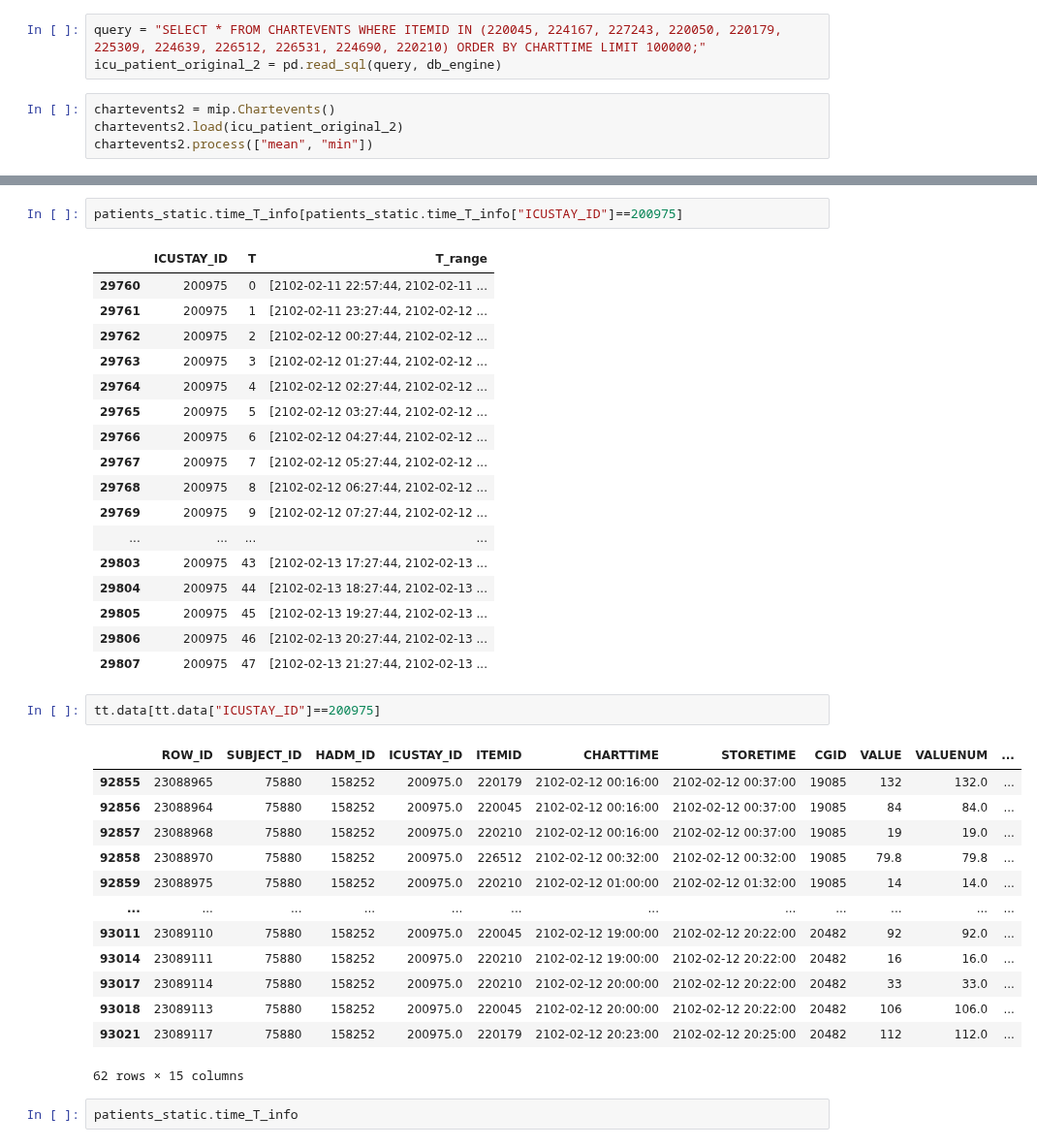
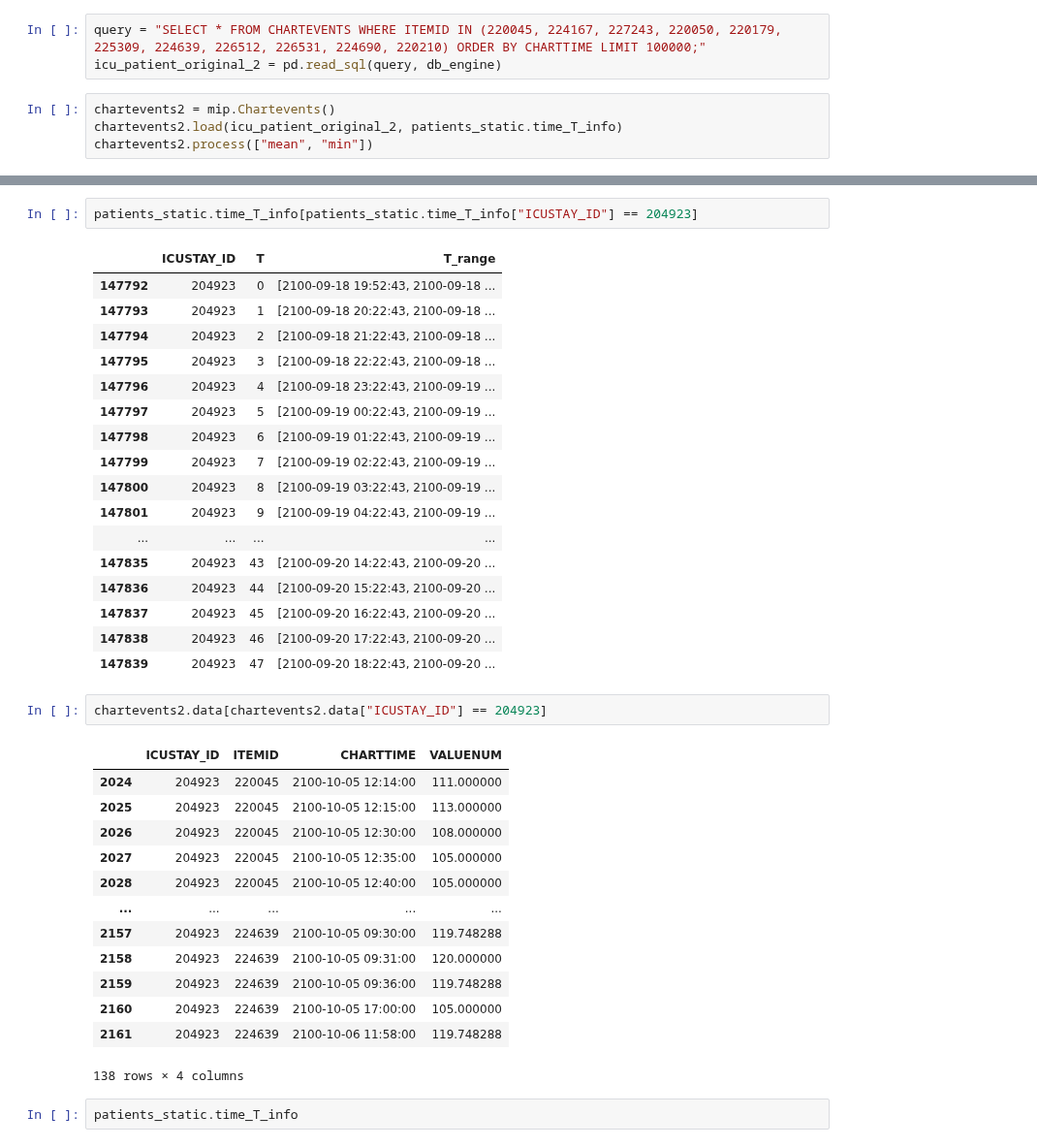
Before and after one commit to Harry-PARK/MIMIC_preprocessing, a Jupyter notebook: test.ipynb, the cells around one changed output, grey strips where cells are left out. Shown at 97% size. Drawn from its saved outputs; the diff is of its cells as text.

Commit message:
chartevents_engineering.py  - process_aggregator()  - _aggregate_hourly():  chartevnets sync with patient ICU_TIME (set ICU_TIME as T=0)  (inspection is required)

```diff
--- a/test.ipynb
+++ b/test.ipynb
@@ -140,7 +140,7 @@ query = "SELECT * FROM CHARTEVENTS WHERE ITEMID IN (220045, 224167, 227243, 2200
 icu_patient_original_2 = pd.read_sql(query, db_engine)
 # %%
 chartevents2 = mip.Chartevents()
-chartevents2.load(icu_patient_original_2)
+chartevents2.load(icu_patient_original_2, patients_static.time_T_info)
 chartevents2.process(["mean", "min"])
 # %% [output]
 Chartevents data updated!
@@ -306,39 +292,39 @@ process_aggregator(tt.data, patients_static.time_T_info, ["mean", "min"])
 # %%
-patients_static.time_T_info[patients_static.time_T_info["ICUSTAY_ID"]==200975]
+patients_static.time_T_info[patients_static.time_T_info["ICUSTAY_ID"] == 204923]
 # %% [output]
 |  | ICUSTAY_ID | T | T_range |
-| 29760 | 200975 | 0 | [2102-02-11 22:57:44, 2102-02-11 ... |
-| 29761 | 200975 | 1 | [2102-02-11 23:27:44, 2102-02-12 ... |
-| 29762 | 200975 | 2 | [2102-02-12 00:27:44, 2102-02-12 ... |
-| 29763 | 200975 | 3 | [2102-02-12 01:27:44, 2102-02-12 ... |
-| 29764 | 200975 | 4 | [2102-02-12 02:27:44, 2102-02-12 ... |
-| 29765 | 200975 | 5 | [2102-02-12 03:27:44, 2102-02-12 ... |
-| 29766 | 200975 | 6 | [2102-02-12 04:27:44, 2102-02-12 ... |
-| 29767 | 200975 | 7 | [2102-02-12 05:27:44, 2102-02-12 ... |
-| 29768 | 200975 | 8 | [2102-02-12 06:27:44, 2102-02-12 ... |
-| 29769 | 200975 | 9 | [2102-02-12 07:27:44, 2102-02-12 ... |
+| 147792 | 204923 | 0 | [2100-09-18 19:52:43, 2100-09-18 ... |
+| 147793 | 204923 | 1 | [2100-09-18 20:22:43, 2100-09-18 ... |
+| 147794 | 204923 | 2 | [2100-09-18 21:22:43, 2100-09-18 ... |
+| 147795 | 204923 | 3 | [2100-09-18 22:22:43, 2100-09-18 ... |
+| 147796 | 204923 | 4 | [2100-09-18 23:22:43, 2100-09-19 ... |
+| 147797 | 204923 | 5 | [2100-09-19 00:22:43, 2100-09-19 ... |
+| 147798 | 204923 | 6 | [2100-09-19 01:22:43, 2100-09-19 ... |
+| 147799 | 204923 | 7 | [2100-09-19 02:22:43, 2100-09-19 ... |
+| 147800 | 204923 | 8 | [2100-09-19 03:22:43, 2100-09-19 ... |
+| 147801 | 204923 | 9 | [2100-09-19 04:22:43, 2100-09-19 ... |
 | ... | ... | ... | ... |
-| 29803 | 200975 | 43 | [2102-02-13 17:27:44, 2102-02-13 ... |
-| 29804 | 200975 | 44 | [2102-02-13 18:27:44, 2102-02-13 ... |
-| 29805 | 200975 | 45 | [2102-02-13 19:27:44, 2102-02-13 ... |
-| 29806 | 200975 | 46 | [2102-02-13 20:27:44, 2102-02-13 ... |
-| 29807 | 200975 | 47 | [2102-02-13 21:27:44, 2102-02-13 ... |
+| 147835 | 204923 | 43 | [2100-09-20 14:22:43, 2100-09-20 ... |
+| 147836 | 204923 | 44 | [2100-09-20 15:22:43, 2100-09-20 ... |
+| 147837 | 204923 | 45 | [2100-09-20 16:22:43, 2100-09-20 ... |
+| 147838 | 204923 | 46 | [2100-09-20 17:22:43, 2100-09-20 ... |
+| 147839 | 204923 | 47 | [2100-09-20 18:22:43, 2100-09-20 ... |
 # %%
-tt.data[tt.data["ICUSTAY_ID"]==200975]
+chartevents2.data[chartevents2.data["ICUSTAY_ID"] == 204923]
 # %% [output]
-|  | ROW_ID | SUBJECT_ID | HADM_ID | ICUSTAY_ID | ITEMID | CHARTTIME | STORETIME | CGID | VALUE | VALUENUM | ... |
-| 92855 | 23088965 | 75880 | 158252 | 200975.0 | 220179 | 2102-02-12 00:16:00 | 2102-02-12 00:37:00 | 19085 | 132 | 132.0 | ... |
-| 92856 | 23088964 | 75880 | 158252 | 200975.0 | 220045 | 2102-02-12 00:16:00 | 2102-02-12 00:37:00 | 19085 | 84 | 84.0 | ... |
-| 92857 | 23088968 | 75880 | 158252 | 200975.0 | 220210 | 2102-02-12 00:16:00 | 2102-02-12 00:37:00 | 19085 | 19 | 19.0 | ... |
-| 92858 | 23088970 | 75880 | 158252 | 200975.0 | 226512 | 2102-02-12 00:32:00 | 2102-02-12 00:32:00 | 19085 | 79.8 | 79.8 | ... |
-| 92859 | 23088975 | 75880 | 158252 | 200975.0 | 220210 | 2102-02-12 01:00:00 | 2102-02-12 01:32:00 | 19085 | 14 | 14.0 | ... |
-| ... | ... | ... | ... | ... | ... | ... | ... | ... | ... | ... | ... |
-| 93011 | 23089110 | 75880 | 158252 | 200975.0 | 220045 | 2102-02-12 19:00:00 | 2102-02-12 20:22:00 | 20482 | 92 | 92.0 | ... |
-| 93014 | 23089111 | 75880 | 158252 | 200975.0 | 220210 | 2102-02-12 19:00:00 | 2102-02-12 20:22:00 | 20482 | 16 | 16.0 | ... |
-| 93017 | 23089114 | 75880 | 158252 | 200975.0 | 220210 | 2102-02-12 20:00:00 | 2102-02-12 20:22:00 | 20482 | 33 | 33.0 | ... |
-| 93018 | 23089113 | 75880 | 158252 | 200975.0 | 220045 | 2102-02-12 20:00:00 | 2102-02-12 20:22:00 | 20482 | 106 | 106.0 | ... |
-| 93021 | 23089117 | 75880 | 158252 | 200975.0 | 220179 | 2102-02-12 20:23:00 | 2102-02-12 20:25:00 | 20482 | 112 | 112.0 | ... |
+|  | ICUSTAY_ID | ITEMID | CHARTTIME | VALUENUM |
+| 2024 | 204923 | 220045 | 2100-10-05 12:14:00 | 111.000000 |
+| 2025 | 204923 | 220045 | 2100-10-05 12:15:00 | 113.000000 |
+| 2026 | 204923 | 220045 | 2100-10-05 12:30:00 | 108.000000 |
+| 2027 | 204923 | 220045 | 2100-10-05 12:35:00 | 105.000000 |
+| 2028 | 204923 | 220045 | 2100-10-05 12:40:00 | 105.000000 |
+| ... | ... | ... | ... | ... |
+| 2157 | 204923 | 224639 | 2100-10-05 09:30:00 | 119.748288 |
+| 2158 | 204923 | 224639 | 2100-10-05 09:31:00 | 120.000000 |
+| 2159 | 204923 | 224639 | 2100-10-05 09:36:00 | 119.748288 |
+| 2160 | 204923 | 224639 | 2100-10-05 17:00:00 | 105.000000 |
+| 2161 | 204923 | 224639 | 2100-10-06 11:58:00 | 119.748288 |
-62 rows × 15 columns
+138 rows × 4 columns
 # %%
 patients_static.time_T_info
 # %% [output]
```
Also changed, not shown: parts of 7 cells of this notebook, 1 other file.
